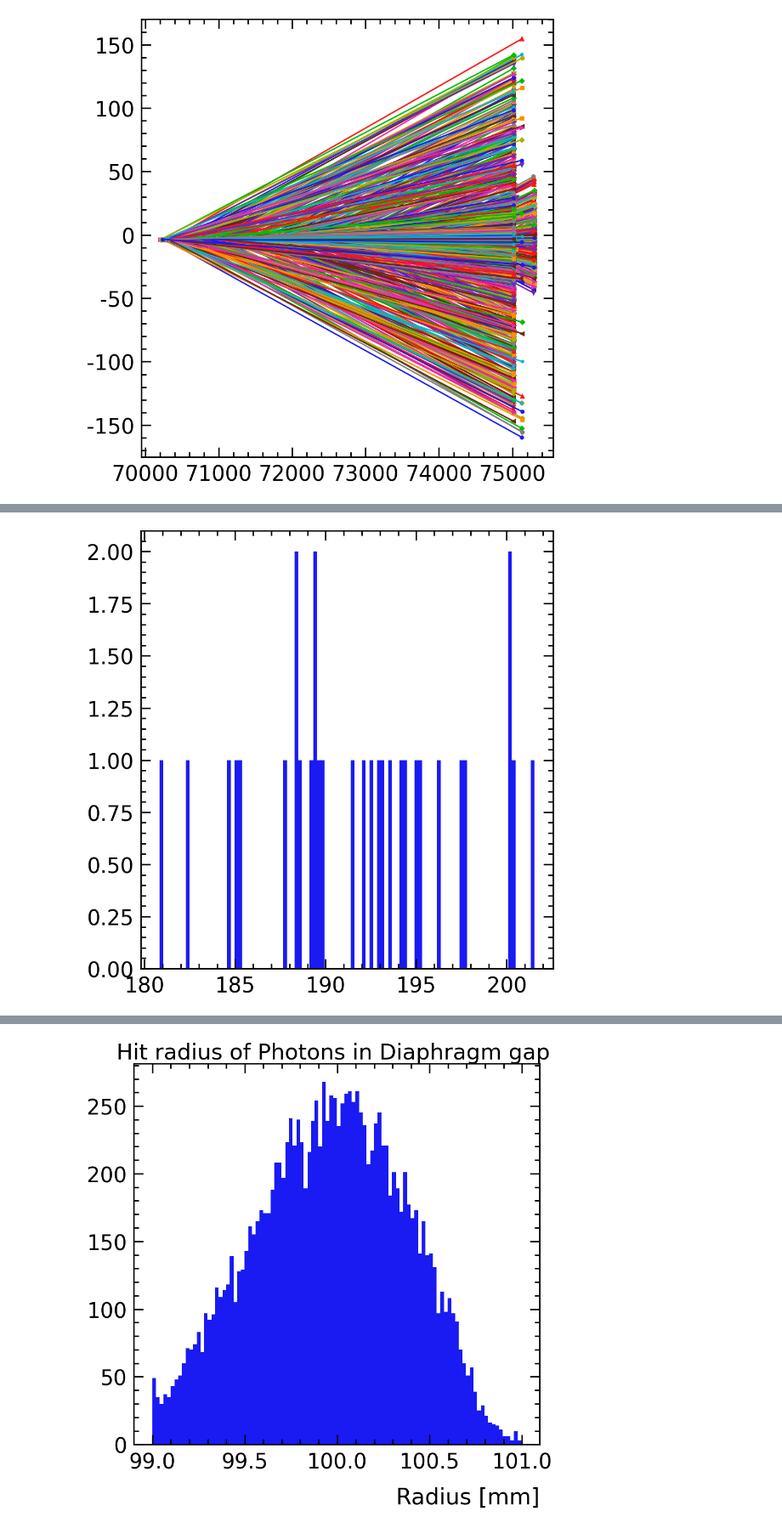
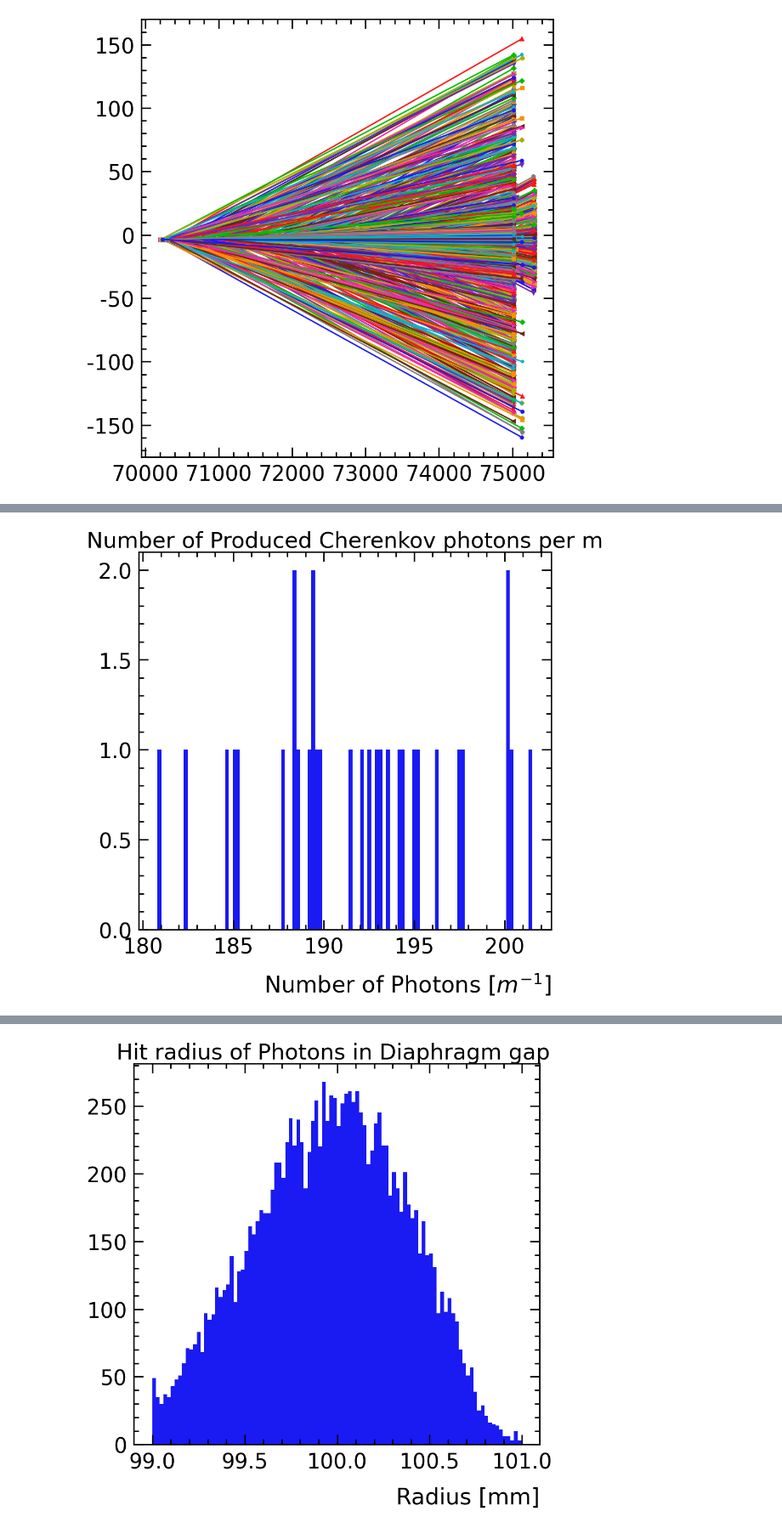
Before and after one commit to SandersJack/NA62_CEDARH_Handbook, a Jupyter notebook: CEDAR_Handbook.ipynb, the cells around one changed output, grey strips where cells are left out. Shown at 85% size. Cells and saved outputs as stored; diff of their text form; code cells hidden in the pictures.

```diff
--- a/CEDAR_Handbook.ipynb
+++ b/CEDAR_Handbook.ipynb
@@ -303,9 +305,11 @@ plt.show()
 # %%
 fig102, ax102 = plt.subplots(1, 1, figsize=(10, 10))
 ax102.hist(count_z,bins=100)
+ax102.set_title("Number of Produced Cherenkov photons per m")
+ax102.set_xlabel("Number of Photons [$m^{-1}$]")
 plt.show()
 # %% [output]
-[figure, old version]
+[figure, new version]
 # %%
 
 fig103, ax103 = plt.subplots(1, 1, figsize=(10, 10))
```
Also changed, not shown: parts of 8 cells of this notebook.
